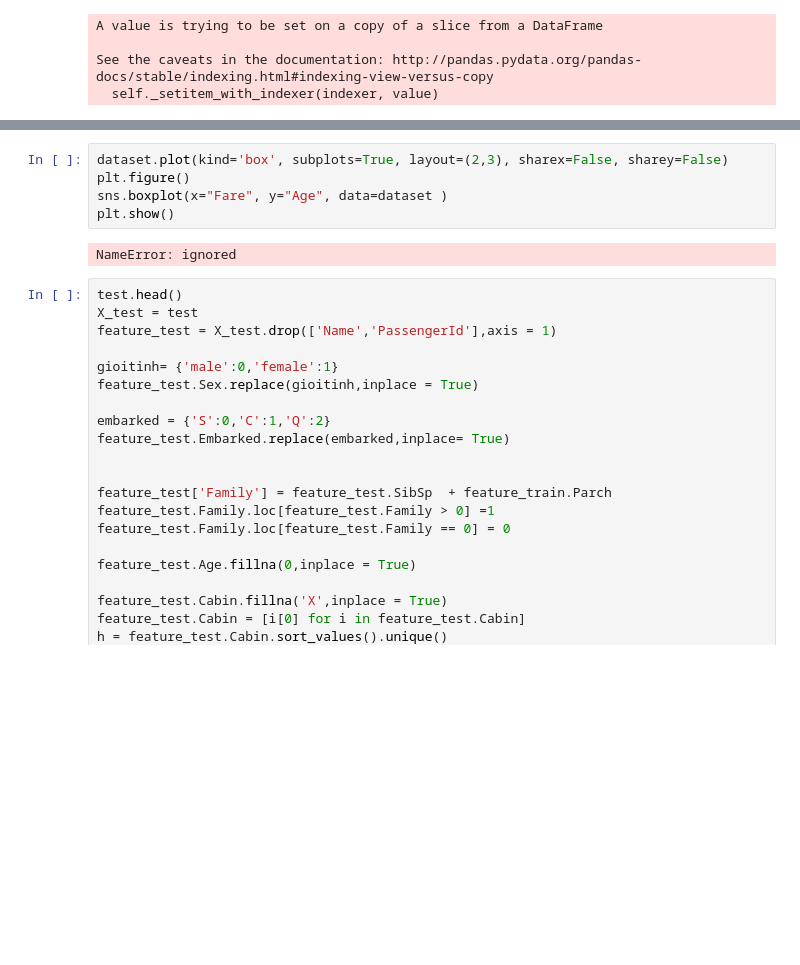
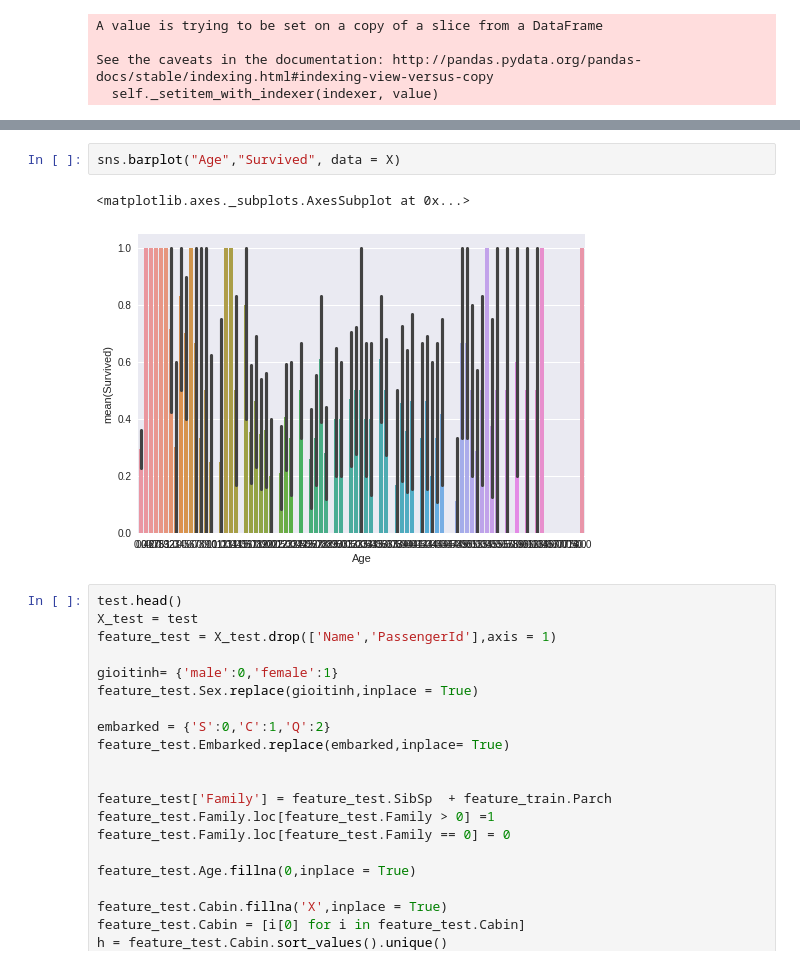
Before and after one commit to redman157/HocML, a Jupyter notebook: Titanic_1.ipynb, the cells around one changed output, grey strips where cells are left out. Saved outputs shown, nothing was run; the diff lists cells and outputs as text; blank space fills up the shorter version.

```diff
--- a/Titanic_1.ipynb
+++ b/Titanic_1.ipynb
@@ -131,10 +207,8 @@ plt.show()
-# %%
-dataset.plot(kind='box', subplots=True, layout=(2,3), sharex=False, sharey=False)
-plt.figure()
-sns.boxplot(x="Fare", y="Age", data=dataset )
-plt.show()
-# %% [output]
-NameError: ignored
+# %%
+sns.barplot("Age","Survived", data = X)
+# %% [output]
+<matplotlib.axes._subplots.AxesSubplot at 0x...>
+[figure, added]
 # %%
 test.head()
 X_test = test
```
Also changed, not shown: parts of 16 cells of this notebook.
